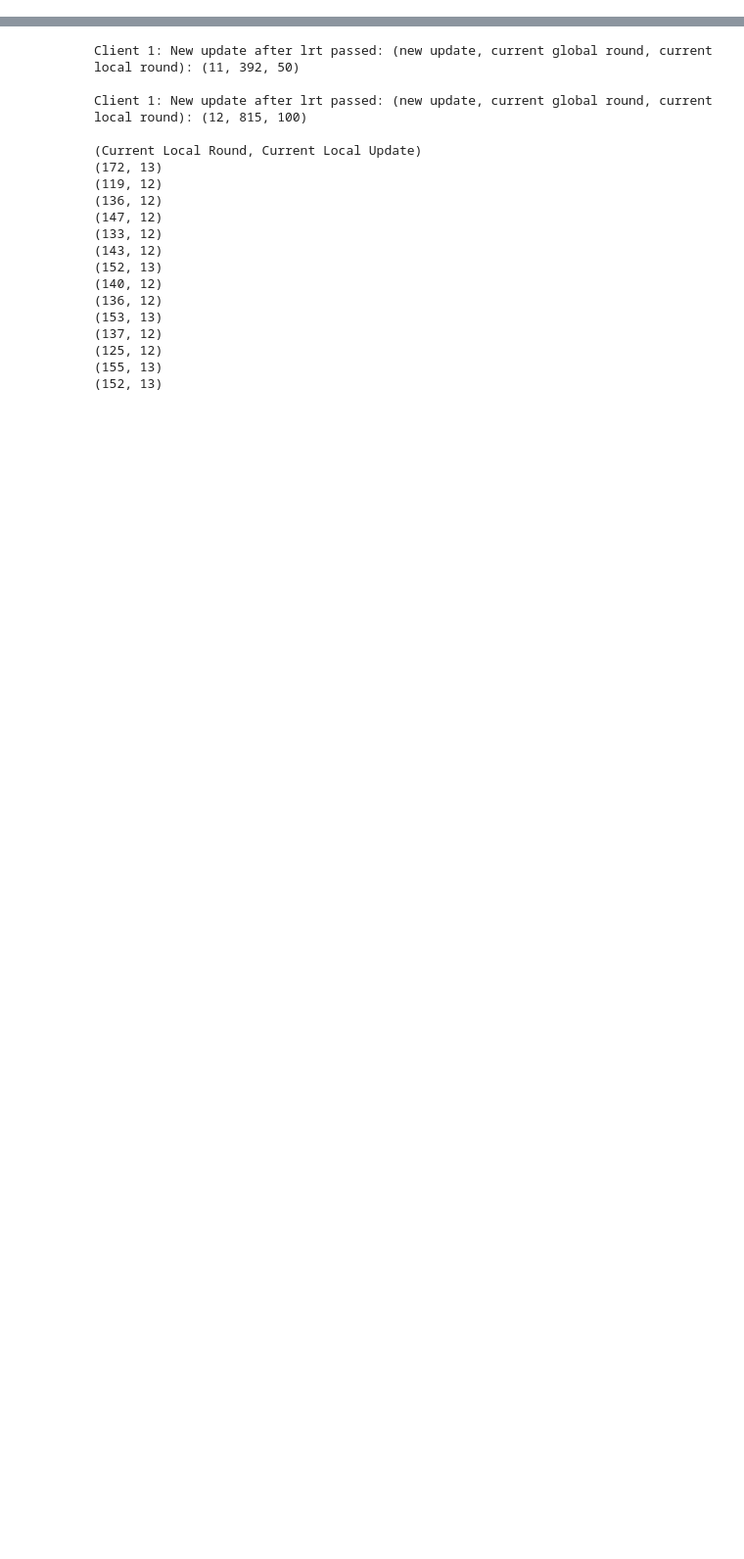
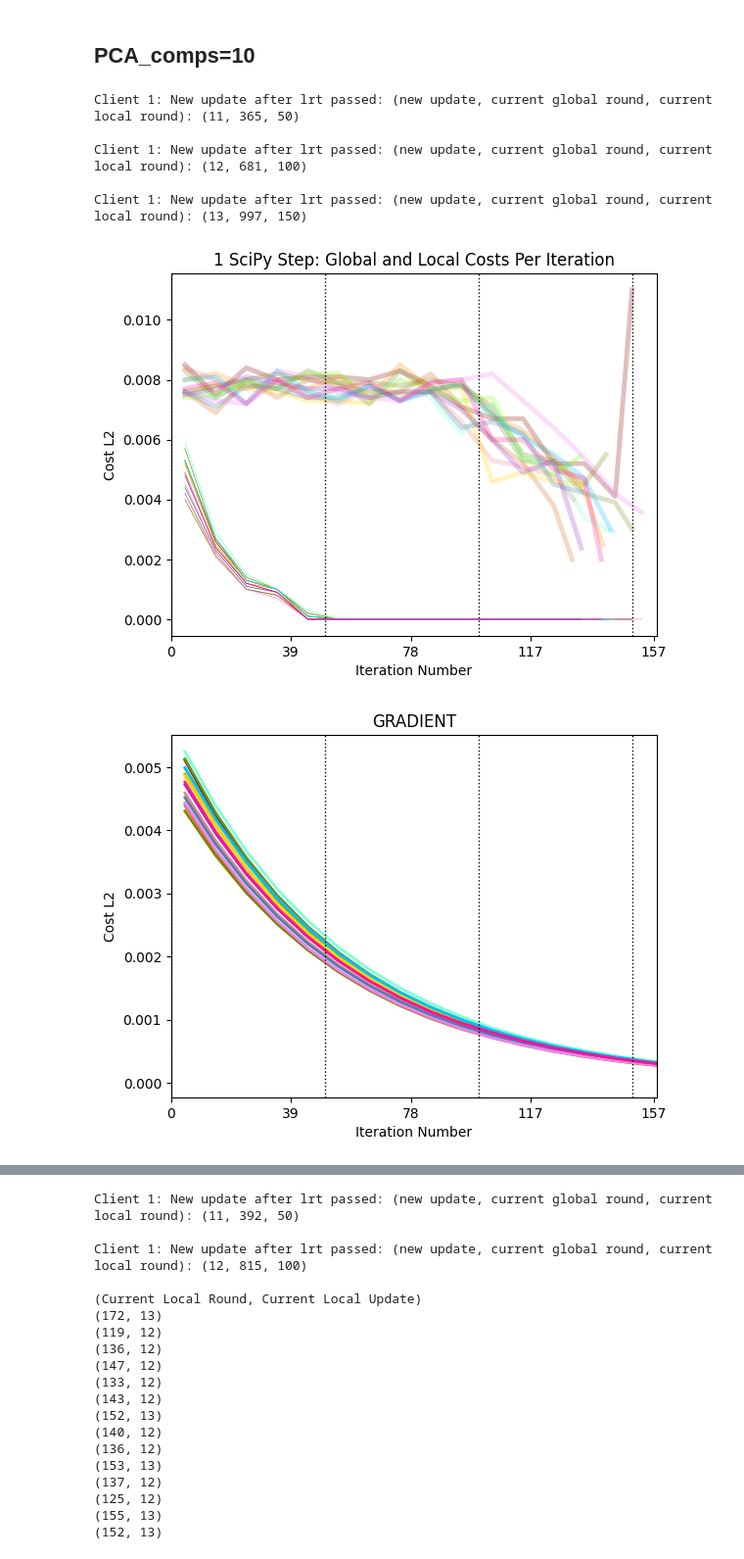
Before and after one commit to kdmalc/personalization-privacy-risk, a Jupyter notebook: 211_FedAvg_ParamTesting.ipynb, the cells around one changed output, grey strips where cells are left out. Shown at 98% size. Cells and saved outputs as stored; diff of their text form; code cells hidden in the pictures; blank space fills up the shorter version.

```diff
--- a/211_FedAvg_ParamTesting.ipynb
+++ b/211_FedAvg_ParamTesting.ipynb
@@ -47,0 +77,22 @@ D_0_7 = np.random.rand(2,7)
+# %% [markdown]
+## PCA_comps=10
+# %%
+my_PCAs = 10
+
+user_c0_1ScipyStep = [Client(i, D_0_7, 'EtaScipyMinStep', cond0_training_and_labels_lst[i], 'streaming', delay_scaling=0, PCA_comps=my_PCAs, verbose=True) for i in range(14)]
+global_model_1scipystep = Server(1, D_0_7, 'FedAvg', user_c0_1ScipyStep, PCA_comps=my_PCAs)
+
+big_loop_iters = 1000
+for i in range(big_loop_iters):
+    global_model_1scipystep.execute_FL_loop()
+
+condensed_external_plotting(user_c0_1ScipyStep, 'local', custom_title='1 SciPy Step: Global and Local Costs Per Iteration')
+condensed_external_plotting(user_c0_1ScipyStep, 'local', plot_gradient=True, local_error=False, global_error=False, custom_title='GRADIENT')
+# %% [output]
+Client 1: New update after lrt passed: (new update, current global round, current local round): (11, 365, 50)
+
+Client 1: New update after lrt passed: (new update, current global round, current local round): (12, 681, 100)
+
+Client 1: New update after lrt passed: (new update, current global round, current local round): (13, 997, 150)
+[figure, added]
+[figure, added]
```
Also changed, not shown: parts of 35 cells of this notebook.
